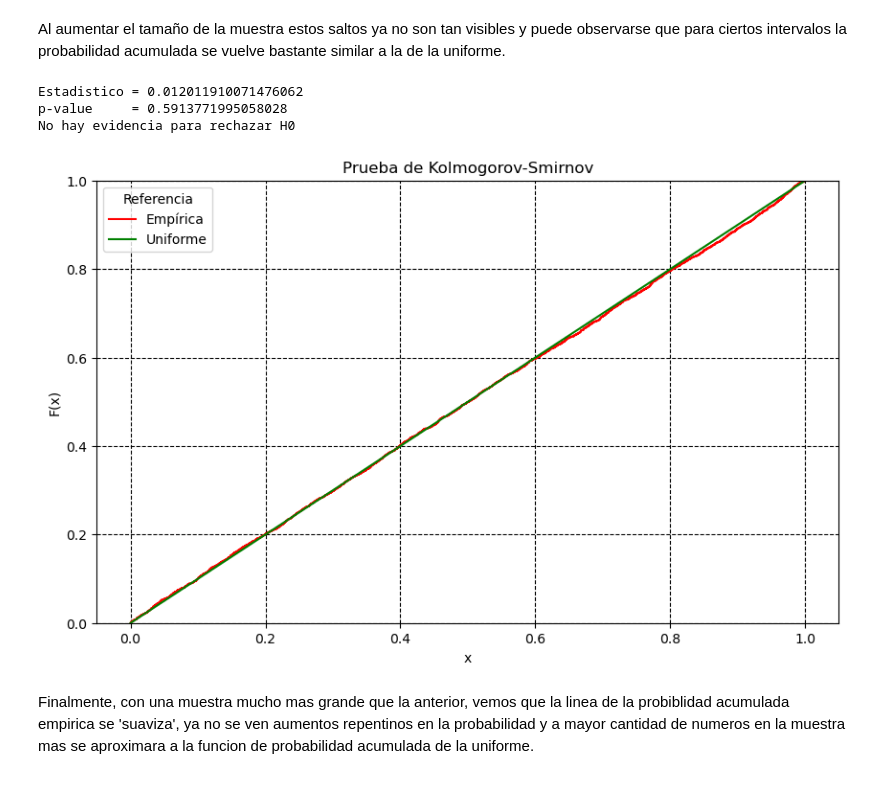
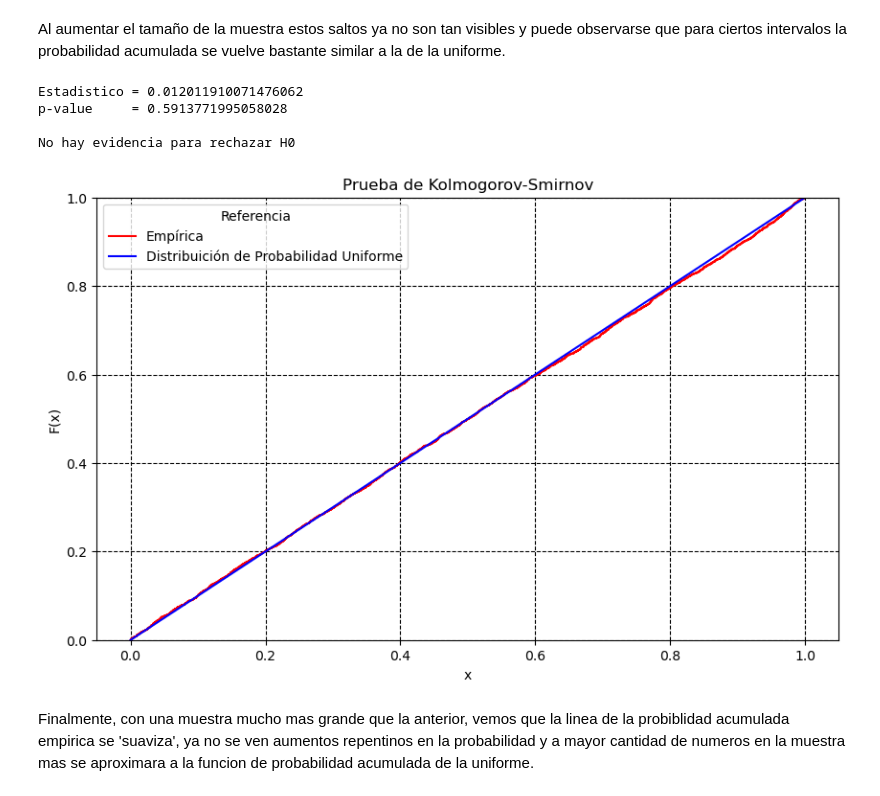
Before and after one commit to ian-g123/simulacion-grupo-04, a Jupyter notebook: TP1_Simulacion_Grupo4.ipynb, the cells around one changed output. Drawn from its saved outputs; the diff is of its cells as text; code cells hidden in the pictures.

```diff
--- a/TP1_Simulacion_Grupo4.ipynb
+++ b/TP1_Simulacion_Grupo4.ipynb
@@ -351,13 +367,18 @@ No hay evidencia para rechazar H0
 # %% [markdown]
 Al aumentar el tamaño de la muestra estos saltos ya no son tan visibles y puede observarse que para ciertos intervalos la probabilidad acumulada se vuelve bastante similar a la de la uniforme.
-# %%
-kolmogorov_test(MUESTRA_4096)
-graficar_kolmogorov_test(MUESTRA_4096)
-# %% [output]
-Estadistico = 0.012011910071476062
-p-value     = 0.5913771995058028
-No hay evidencia para rechazar H0
-[figure, removed]
+# %%
+kolmogorov_test(MUESTRA_4096, stats.uniform.cdf)
+graficar_kolmogorov_test(
+    MUESTRA_4096,
+    np.linspace(0, 1, len(MUESTRA_4096)),
+    "Distribuición de Probabilidad Uniforme",
+)
+# %% [output]
+Estadistico = 0.012011910071476062
+p-value     = 0.5913771995058028
+
+No hay evidencia para rechazar H0
+[figure, added]
 # %% [markdown]
 Finalmente, con una muestra mucho mas grande que la anterior, vemos que la linea de la probiblidad acumulada empirica se 'suaviza', ya no se ven aumentos repentinos en la probabilidad y a mayor cantidad de numeros en la muestra mas se aproximara a la funcion de probabilidad acumulada de la uniforme.
 # %% [markdown]
```
Also changed, not shown: parts of 60 cells of this notebook, 1 other file.
